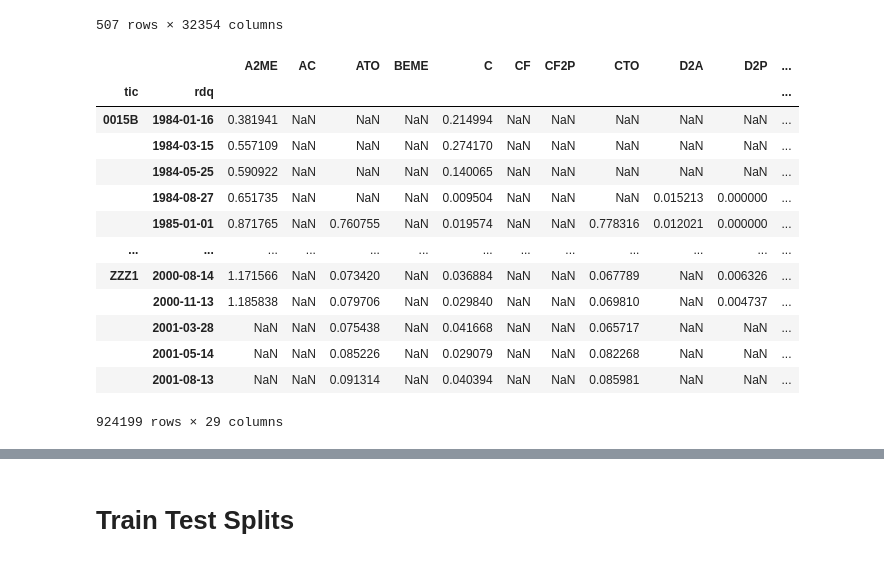
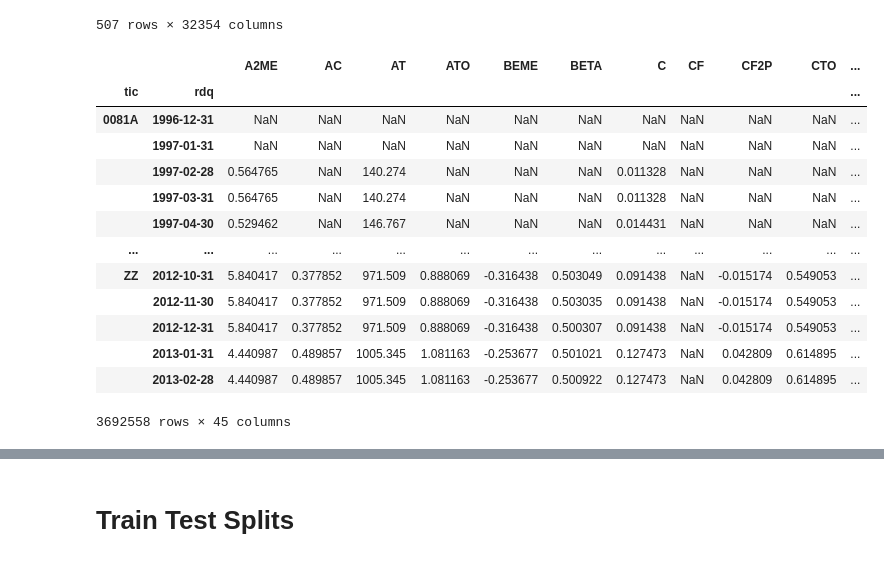
Before and after one commit to adaluka/Deep-Learning-Project, a Jupyter notebook: model/Hyperparameter Tuning.ipynb, the cells around one changed output, grey strips where cells are left out. Drawn from its saved outputs; the diff is of its cells as text; code cells hidden in the pictures.

```diff
--- a/model/Hyperparameter Tuning.ipynb
+++ b/model/Hyperparameter Tuning.ipynb
@@ -51,24 +48,24 @@ returns_df
 | 2022-03-31 | NaN | NaN | NaN | NaN | NaN | NaN | NaN | NaN | NaN | NaN | ... | ... |
 507 rows × 32354 columns
 # %%
-feat_comb_df = pd.read_csv('features_combined.csv').set_index(['tic','rdq']).drop(['FYEARQ','FQTR'],axis=1)
+feat_comb_df = pd.read_csv('features_full_final.csv').set_index(['tic','rdq']).drop(['FYEARQ','FQTR'],axis=1)
 feat_comb_df = feat_comb_df[sorted(feat_comb_df.columns)]
 feat_comb_df
 # %% [output]
-|  |  | A2ME | AC | ATO | BEME | C | CF | CF2P | CTO | D2A | D2P | ... |
+|  |  | A2ME | AC | AT | ATO | BEME | BETA | C | CF | CF2P | CTO | ... |
 | tic | rdq |  |  |  |  |  |  |  |  |  |  | ... |
-| 0015B | 1984-01-16 | 0.381941 | NaN | NaN | NaN | 0.214994 | NaN | NaN | NaN | NaN | NaN | ... |
-|  | 1984-03-15 | 0.557109 | NaN | NaN | NaN | 0.274170 | NaN | NaN | NaN | NaN | NaN | ... |
-|  | 1984-05-25 | 0.590922 | NaN | NaN | NaN | 0.140065 | NaN | NaN | NaN | NaN | NaN | ... |
-|  | 1984-08-27 | 0.651735 | NaN | NaN | NaN | 0.009504 | NaN | NaN | NaN | 0.015213 | 0.000000 | ... |
-|  | 1985-01-01 | 0.871765 | NaN | 0.760755 | NaN | 0.019574 | NaN | NaN | 0.778316 | 0.012021 | 0.000000 | ... |
+| 0081A | 1996-12-31 | NaN | NaN | NaN | NaN | NaN | NaN | NaN | NaN | NaN | NaN | ... |
+|  | 1997-01-31 | NaN | NaN | NaN | NaN | NaN | NaN | NaN | NaN | NaN | NaN | ... |
+|  | 1997-02-28 | 0.564765 | NaN | 140.274 | NaN | NaN | NaN | 0.011328 | NaN | NaN | NaN | ... |
+|  | 1997-03-31 | 0.564765 | NaN | 140.274 | NaN | NaN | NaN | 0.011328 | NaN | NaN | NaN | ... |
+|  | 1997-04-30 | 0.529462 | NaN | 146.767 | NaN | NaN | NaN | 0.014431 | NaN | NaN | NaN | ... |
 | ... | ... | ... | ... | ... | ... | ... | ... | ... | ... | ... | ... | ... |
-| ZZZ1 | 2000-08-14 | 1.171566 | NaN | 0.073420 | NaN | 0.036884 | NaN | NaN | 0.067789 | NaN | 0.006326 | ... |
-|  | 2000-11-13 | 1.185838 | NaN | 0.079706 | NaN | 0.029840 | NaN | NaN | 0.069810 | NaN | 0.004737 | ... |
-|  | 2001-03-28 | NaN | NaN | 0.075438 | NaN | 0.041668 | NaN | NaN | 0.065717 | NaN | NaN | ... |
-|  | 2001-05-14 | NaN | NaN | 0.085226 | NaN | 0.029079 | NaN | NaN | 0.082268 | NaN | NaN | ... |
-|  | 2001-08-13 | NaN | NaN | 0.091314 | NaN | 0.040394 | NaN | NaN | 0.085981 | NaN | NaN | ... |
+| ZZ | 2012-10-31 | 5.840417 | 0.377852 | 971.509 | 0.888069 | -0.316438 | 0.503049 | 0.091438 | NaN | -0.015174 | 0.549053 | ... |
+|  | 2012-11-30 | 5.840417 | 0.377852 | 971.509 | 0.888069 | -0.316438 | 0.503035 | 0.091438 | NaN | -0.015174 | 0.549053 | ... |
+|  | 2012-12-31 | 5.840417 | 0.377852 | 971.509 | 0.888069 | -0.316438 | 0.500307 | 0.091438 | NaN | -0.015174 | 0.549053 | ... |
+|  | 2013-01-31 | 4.440987 | 0.489857 | 1005.345 | 1.081163 | -0.253677 | 0.501021 | 0.127473 | NaN | 0.042809 | 0.614895 | ... |
+|  | 2013-02-28 | 4.440987 | 0.489857 | 1005.345 | 1.081163 | -0.253677 | 0.500922 | 0.127473 | NaN | 0.042809 | 0.614895 | ... |
-924199 rows × 29 columns
+3692558 rows × 45 columns
 # %%
 MIN_AVAILABLE_FEATURES = feat_comb_df.shape[1]//2
 
```
Also changed, not shown: parts of 11 cells of this notebook, 4 other files.
